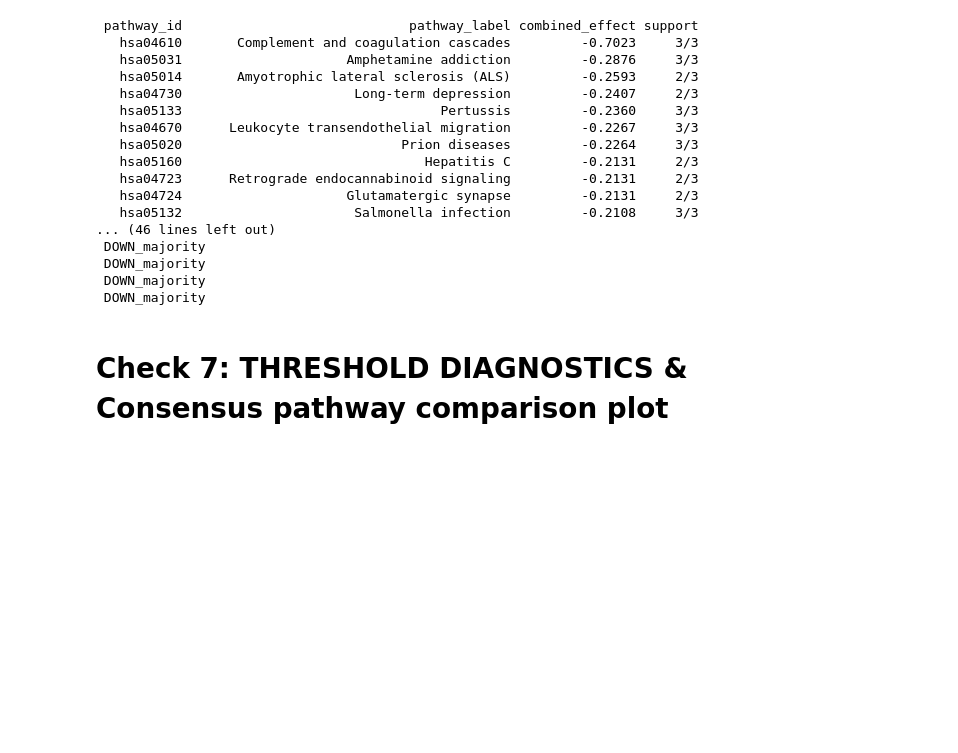
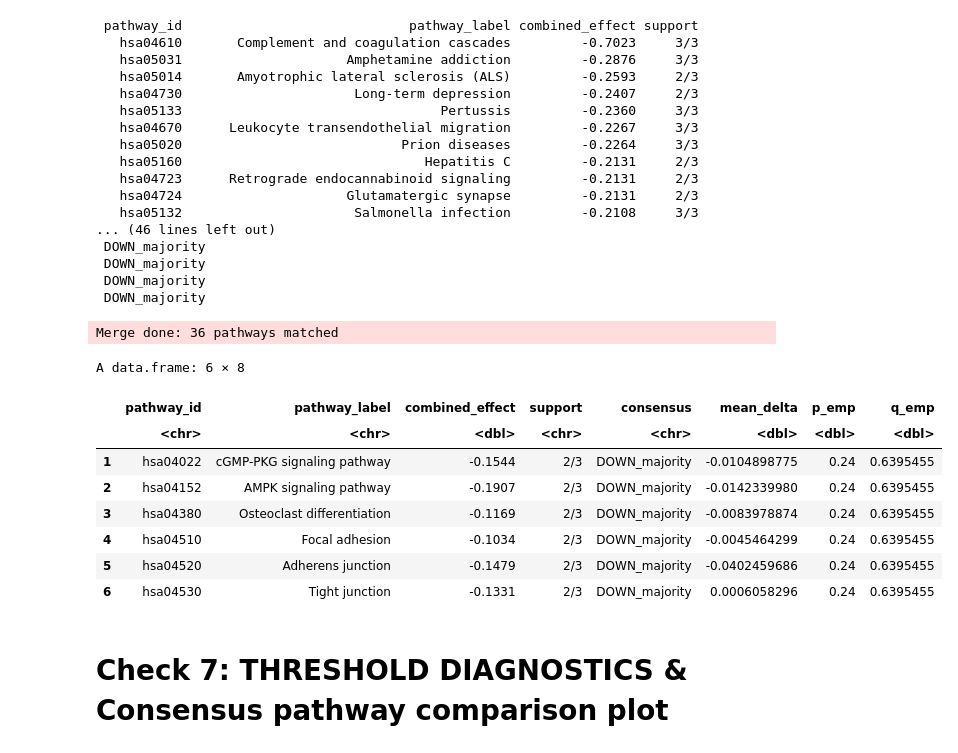
Before and after one commit to BennetDub/mein-r-projekt, a Jupyter notebook: Hipathia withou PB.ipynb, the cells around one changed output. Drawn from its saved outputs; the diff is of its cells as text; code cells hidden in the pictures; blank space fills up the shorter version.

```diff
--- a/Hipathia withou PB.ipynb
+++ b/Hipathia withou PB.ipynb
@@ -1145,6 +1235,45 @@ data.table::fwrite(pathway_summary, "pathway_summary.csv")
  DOWN_majority
  DOWN_majority
  DOWN_majority
+# %%
+if (run_permutation) {
+
+  # remove leftover NA columns from previous merge attempt
+  pathway_summary <- pathway_summary %>%
+    dplyr::select(-any_of(c("mean_delta", "p_emp", "q_emp")))
+
+  # aggregate from subpathway to pathway level
+  perm_pathway <- perm_results %>%
+    mutate(pathway_id = sub("^P-", "", sub("-[0-9]+$", "", subpathway))) %>%
+    group_by(pathway_id) %>%
+    summarise(
+      mean_delta = mean(mean_delta, na.rm = TRUE),
+      p_emp      = min(p_emp, na.rm = TRUE),
+      q_emp      = min(q_emp, na.rm = TRUE)
+    )
+
+  # merge on pathway_id
+  pathway_summary <- merge(
+    pathway_summary,
+    perm_pathway,
+    by = "pathway_id",
+    all.x = TRUE
+  )
+
+  message("Merge done: ", sum(!is.na(pathway_summary$p_emp)), " pathways matched")
+  head(pathway_summary)
+}
+# %% [output]
+Merge done: 36 pathways matched
+A data.frame: 6 × 8
+|  | pathway_id | pathway_label | combined_effect | support | consensus | mean_delta | p_emp | q_emp |
+|  | <chr> | <chr> | <dbl> | <chr> | <chr> | <dbl> | <dbl> | <dbl> |
+| 1 | hsa04022 | cGMP-PKG signaling pathway | -0.1544 | 2/3 | DOWN_majority | -0.0104898775 | 0.24 | 0.6395455 |
+| 2 | hsa04152 | AMPK signaling pathway | -0.1907 | 2/3 | DOWN_majority | -0.0142339980 | 0.24 | 0.6395455 |
+| 3 | hsa04380 | Osteoclast differentiation | -0.1169 | 2/3 | DOWN_majority | -0.0083978874 | 0.24 | 0.6395455 |
+| 4 | hsa04510 | Focal adhesion | -0.1034 | 2/3 | DOWN_majority | -0.0045464299 | 0.24 | 0.6395455 |
+| 5 | hsa04520 | Adherens junction | -0.1479 | 2/3 | DOWN_majority | -0.0402459686 | 0.24 | 0.6395455 |
+| 6 | hsa04530 | Tight junction | -0.1331 | 2/3 | DOWN_majority | 0.0006058296 | 0.24 | 0.6395455 |
 # %% [markdown]
 # Check 7: THRESHOLD DIAGNOSTICS &  Consensus pathway comparison plot
 # %%
```
Also changed, not shown: parts of 10 cells of this notebook.
